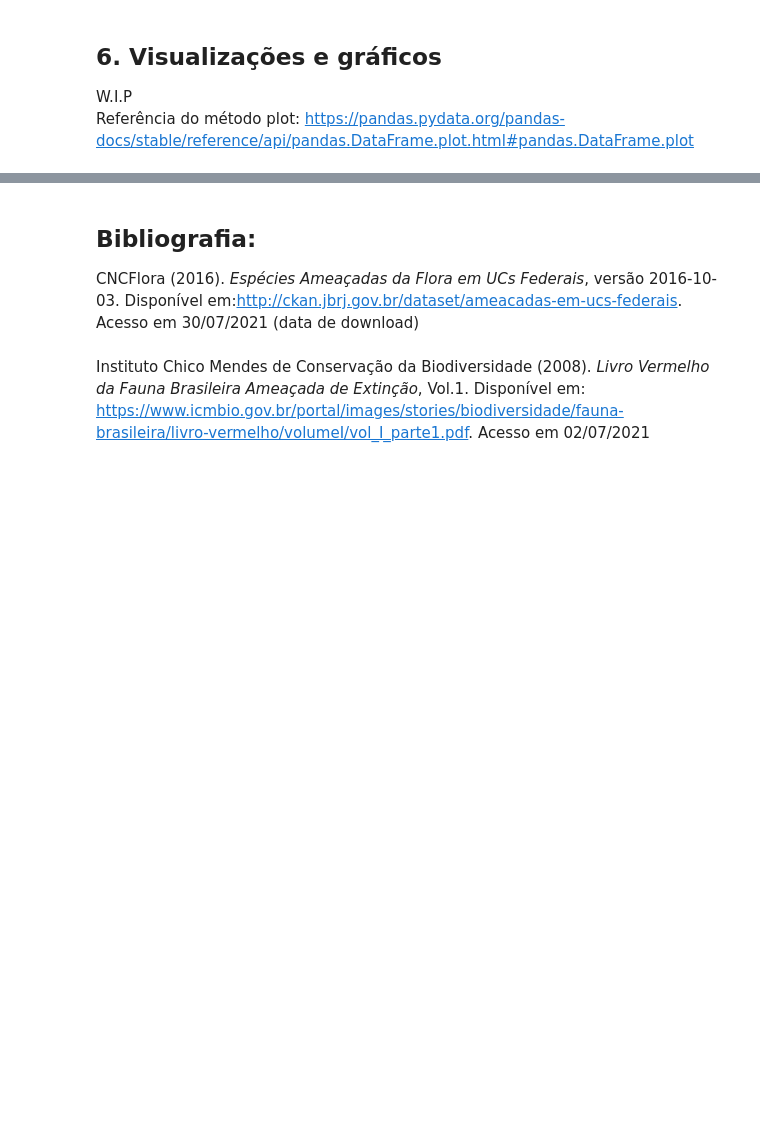
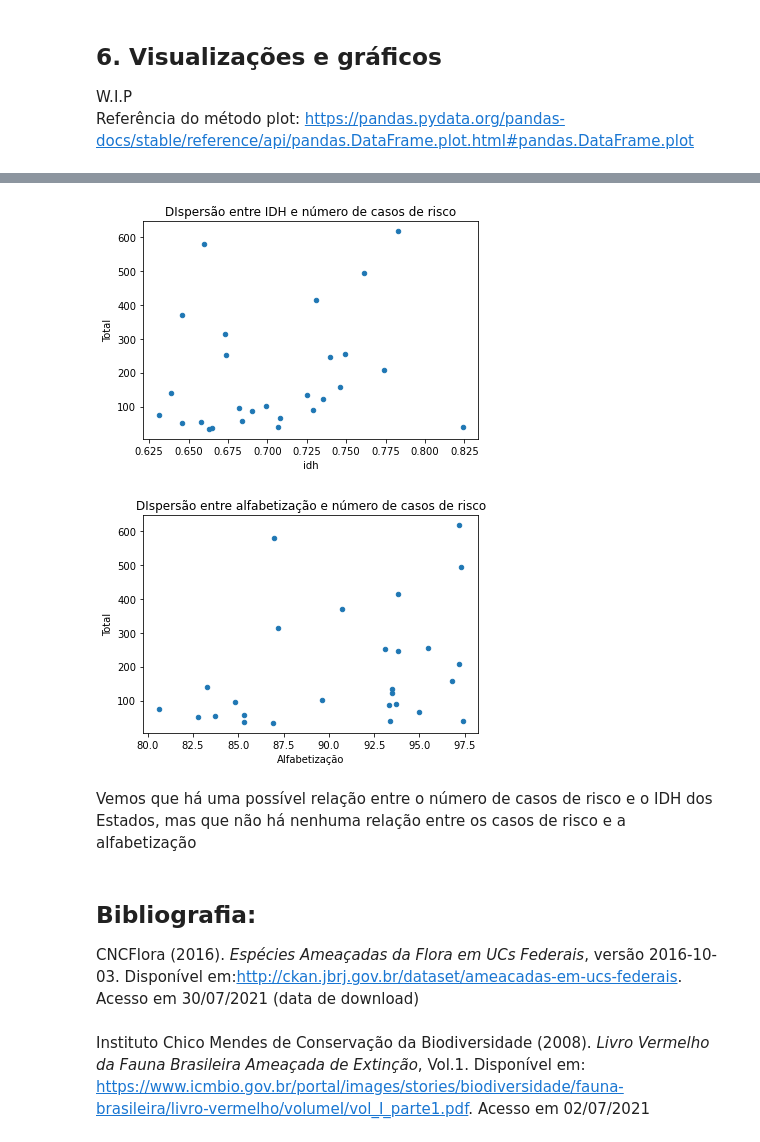
Before and after one commit to fesmazz/Projetos, a Jupyter notebook: Fauna/fauna.ipynb, the cells around one changed output, grey strips where cells are left out. Cells and saved outputs as stored; diff of their text form; code cells hidden in the pictures; blank space fills up the shorter version.

```diff
--- a/Fauna/fauna.ipynb
+++ b/Fauna/fauna.ipynb
@@ -807,3 +843,11 @@ plt.delaxes
+# %%
+idh_uf.plot.scatter(x='idh', y='Total', title= "DIspersão entre IDH e número de casos de risco");
+idh_uf.plot.scatter(x='Alfabetização', y='Total', title= "DIspersão entre alfabetização e número de casos de risco");
+# %% [output]
+[figure, added]
+[figure, added]
+# %% [markdown]
+Vemos que há uma possível relação entre o número de casos de risco e o IDH dos Estados, mas que não há nenhuma relação entre os casos de risco e a alfabetização
 # %% [markdown]
 <a name="biblio"></a>
 ## Bibliografia:
```
Also changed, not shown: parts of 9 cells of this notebook.
